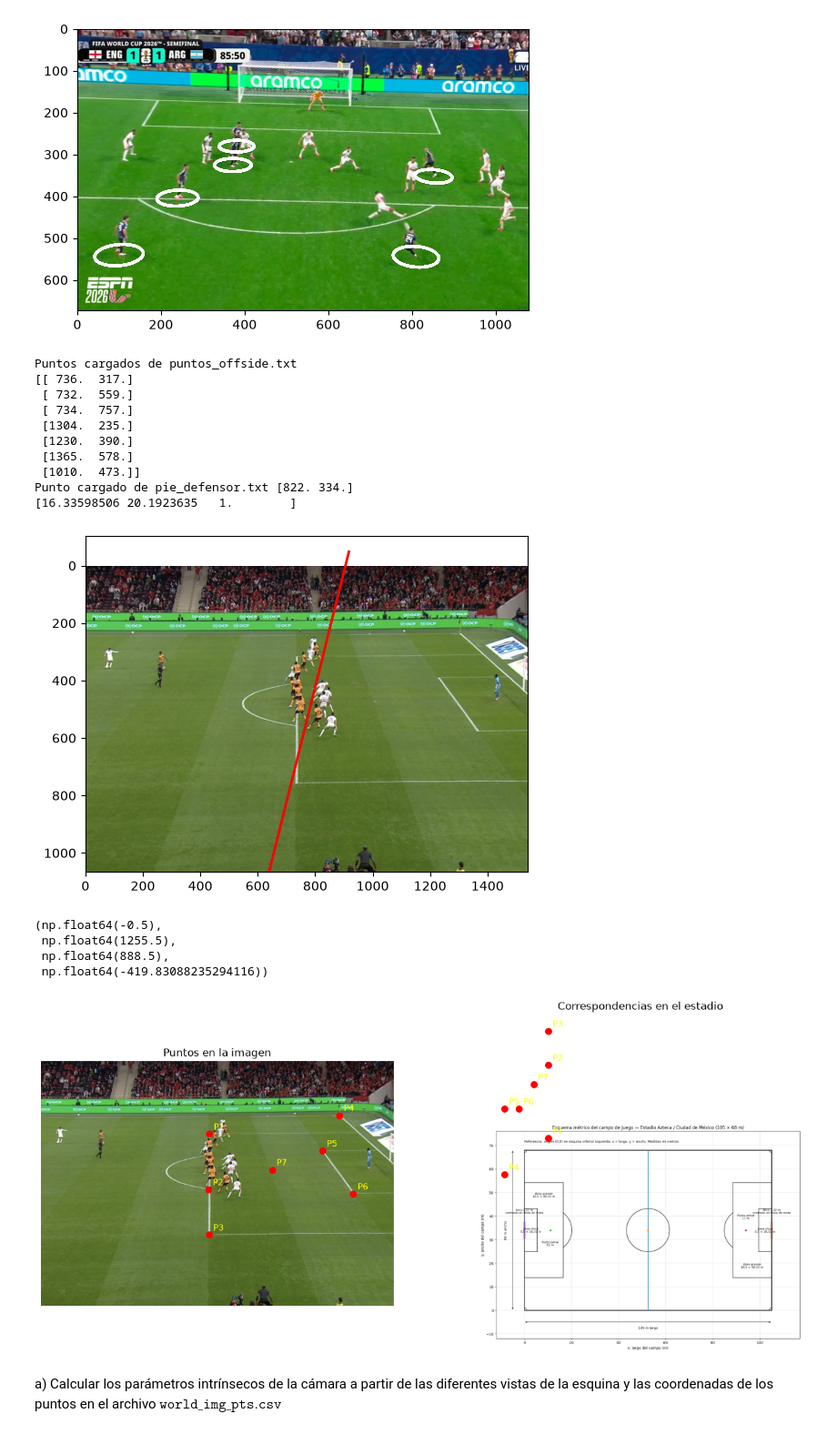
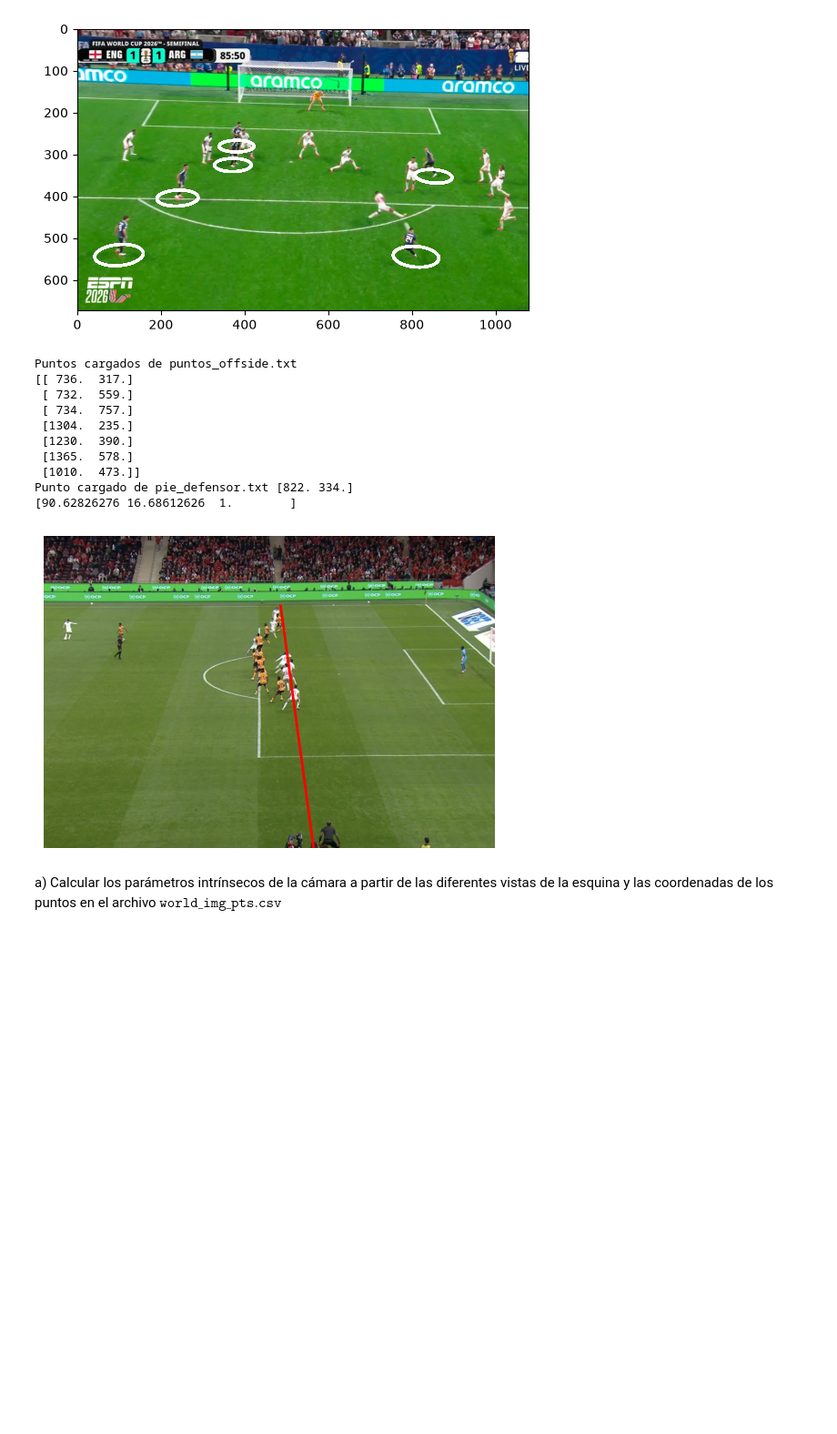
Before and after one commit to pizzanaranja/tp_alc_sigma_mas_grande, a Jupyter notebook: grupo_XX_TP.ipynb, the cells around one changed output. Shown at 91% size. Saved outputs shown, nothing was run; the diff lists cells and outputs as text; code cells hidden in the pictures; blank space fills up the shorter version.

```diff
--- a/grupo_XX_TP.ipynb
+++ b/grupo_XX_TP.ipynb
@@ -471,6 +665,7 @@ Puntos cargados de pies_jugadores_arg.txt
 # homografia para posible offside
 '''
 PUNTOS OFFSIDE:
+(0,0) en esquina superior izquierda para que coincida con el sistema de la imagen
 P1 = esquina superior area grande (13.84,16.5)
 P2 = corte inferior semi circunferencia = P7 anterior
 P3 = esquina inferior area grande (54.16,16.5)
@@ -517,8 +712,7 @@ else:
 
 puntos_pixeles_offside = [(736, 317), (732, 559), (734, 757), (1304, 235), (1230, 390), (1365, 578), (1010, 473)]
 imgPts_offside = np.array(puntos_pixeles_offside, dtype=float).reshape(-1)
-# objPts_offside =np.array([(13.84,16.5),(41.31,16.5),(54.16,16.5), (0,0),(24.84,0),(24.84,5.5),(34,11)]) #ver los U,V porque se nos mezclo todo
-objPts_offside =np.array([(16.5,13.84),(16.5,41.31),(16.5,54.16), (0,0),(0,24.84),(5.5,24.84),(11,34)])
+objPts_offside =np.array([(88.5,13.84),(88.5,41.31),(88.5,54.16),(105,0),(99.5,24.84),(99.5,43.16),(94,34)])
 
 Q_offside = obtenerQ2d(imgPts_offside,objPts_offside)
 S_off, D_off = diagRH(multiplicarMatrices(Q_offside.T,Q_offside),1e-10)
@@ -559,86 +753,42 @@ posicion_defensor_en_imagen = multiplicarAx(inversa_H_off, pie_defensor) # = (U,
 posicion_defensor_en_imagen = posicion_defensor_en_imagen/posicion_defensor_en_imagen[2] #normalizamos para que la tercera coordenada sea 1, (U,V,1)
 print(posicion_defensor_en_imagen)
 distancia_defensor_a_arco = posicion_defensor_en_imagen[0] #coordenada V
 
 #para armar la linea recta en la imagen
 img_off = cv2.imread(os.path.join("futbol", "test-fuera-de-juego.png"))
+alto, ancho, _ = img_off.shape
 fig, ax = plt.subplots()
 
 
 # P1_estadio = (0,0)
 # P2_estadio = (68,0)
-P1_estadio = (posicion_defensor_en_imagen[0],0) #chequear orden U,V o V,U porque lo fuimos cambiando con el chat
+P1_estadio = (posicion_defensor_en_imagen[0],0)
 P2_estadio = (posicion_defensor_en_imagen[0],68)
 p1_imagen = multiplicarAx(H_off,np.array([P1_estadio[0],P1_estadio[1],1]))
 p1_imagen = p1_imagen / p1_imagen[2]
 p2_imagen = multiplicarAx(H_off,np.array([P2_estadio[0],P2_estadio[1],1]))
 p2_imagen = p2_imagen / p2_imagen[2]
 ax.imshow(cv2.cvtColor(img_off, cv2.COLOR_BGR2RGB)) #para que no sean avatares
 ax.plot([p1_imagen[0], p2_imagen[0]], [p1_imagen[1], p2_imagen[1]], color="red", linewidth=2)
+# sacamos los ejes y números
+ax.axis("off")
+# sacamos la franja blanca
+ax.set_xlim(0, ancho)
+ax.set_ylim(alto, 0)  # Invertido para mantener el origen arriba a la izquierda
 
 plt.show()
-
-#revisar H
-import matplotlib.pyplot as plt
-import cv2
-
-# Nombres para identificar cada correspondencia
-nombres = ['P1', 'P2', 'P3', 'P4', 'P5', 'P6', 'P7']
-fig, ax = plt.subplots(1, 2, figsize=(16, 7))
-
-# --- 1. Puntos en la imagen original ---
-img_rgb = cv2.cvtColor(img_off, cv2.COLOR_BGR2RGB)
-ax[0].imshow(img_rgb)
-
-for i, (x, y) in enumerate(puntos_pixeles_offside):
-    ax[0].scatter(x, y, color='red', s=50)
-    ax[0].annotate(f'P{i+1}', (x, y), xytext=(5, 5),
-                   textcoords='offset points', color='yellow')
-
-ax[0].set_title('Puntos en la imagen')
-ax[0].axis('off')
-
-
-# --- 2. Correspondencias sobre la imagen del estadio ---
-estadio = cv2.imread(os.path.join("futbol", "estadio_azteca.png"))
-estadio_rgb = cv2.cvtColor(estadio, cv2.COLOR_BGR2RGB)
-
-ax[1].imshow(estadio_rgb)
-
-# Coordenadas en píxeles de dos esquinas de referencia
-x1, y1 = 100, 200  # Reemplazar
-x2, y2 = 800, 200  # Reemplazar
-
-# Escala: píxeles por metro
-escala = (x2 - x1) / 68
-
-for i, (u, v) in enumerate(objPts_offside):
-    x = x1 + u * escala
-    y = y1 - v * escala
-
-    ax[1].scatter(x, y, color='red', s=50)
-    ax[1].annotate(f'P{i+1}', (x, y), xytext=(5, 5),
-                   textcoords='offset points', color='yellow')
-
-ax[1].set_title('Correspondencias en el estadio')
-ax[1].axis('off')
 # %% [output]
 Puntos cargados de puntos_offside.txt
 [[ 736.  317.]
  [ 732.  559.]
  [ 734.  757.]
  [1304.  235.]
  [1230.  390.]
  [1365.  578.]
  [1010.  473.]]
 Punto cargado de pie_defensor.txt [822. 334.]
-[16.33598506 20.1923635   1.        ]
+[90.62826276 16.68612626  1.        ]
-[figure, old version]
+[figure, new version]
-(np.float64(-0.5),
- np.float64(1255.5),
- np.float64(888.5),
- np.float64(-419.83088235294116))
-[figure, removed]
 # %% [markdown]
 a) Calcular los parámetros intrínsecos de la cámara a partir de las diferentes vistas de la esquina y las coordenadas de los puntos en el archivo $\texttt{world\_img\_pts.csv}$
 # %% [markdown]
```
Also changed, not shown: parts of 11 cells of this notebook, 13 other files.
